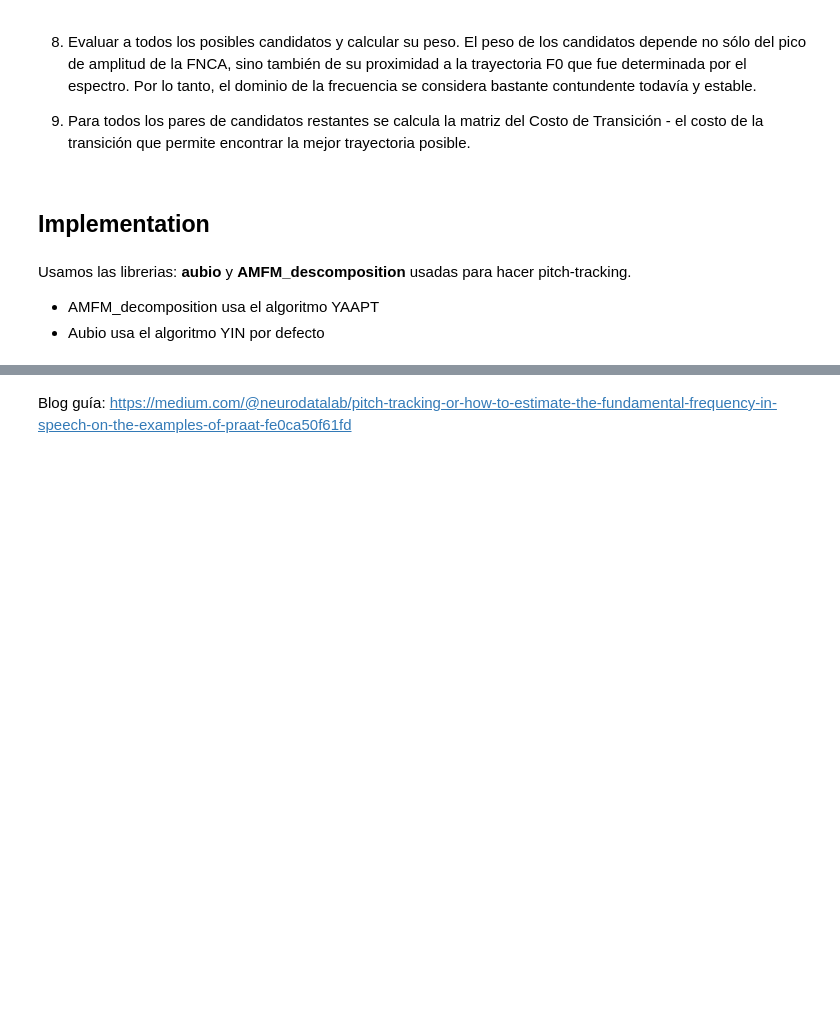
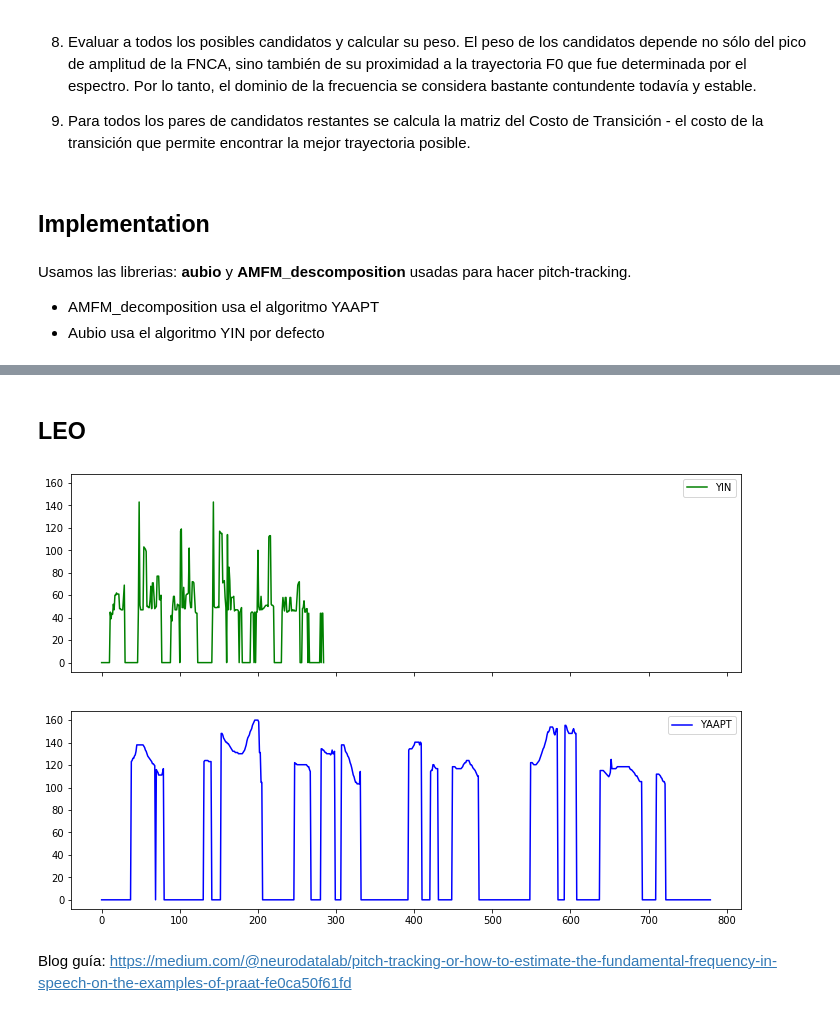
Before and after one commit to Integrador-VoiceStyleTransfer/Utilities, a Jupyter notebook: similarity measures between speakers.ipynb, the cells around one changed output, grey strips where cells are left out. Drawn from its saved outputs; the diff is of its cells as text; code cells hidden in the pictures; blank space fills up the shorter version.

```diff
--- a/similarity measures between speakers.ipynb
+++ b/similarity measures between speakers.ipynb
@@ -177,2 +192,14 @@ ax3.legend(loc="upper right") plt.show()
+# %% [markdown]
+## LEO
+# %%
+
+# load audio
+
+#LEO
+PATH_L = './Resources/Audios_test/leo/L_p227_400.wav'
+
+Fundamental_F(pitch,PATH_L)
+# %% [output]
+[figure, added]
 # %% [markdown]
 Blog guía:  https://medium.com/@neurodatalab/pitch-tracking-or-how-to-estimate-the-fundamental-frequency-in-speech-on-the-examples-of-praat-fe0ca50f61fd
```
Also changed, not shown: parts of 3 cells of this notebook.
